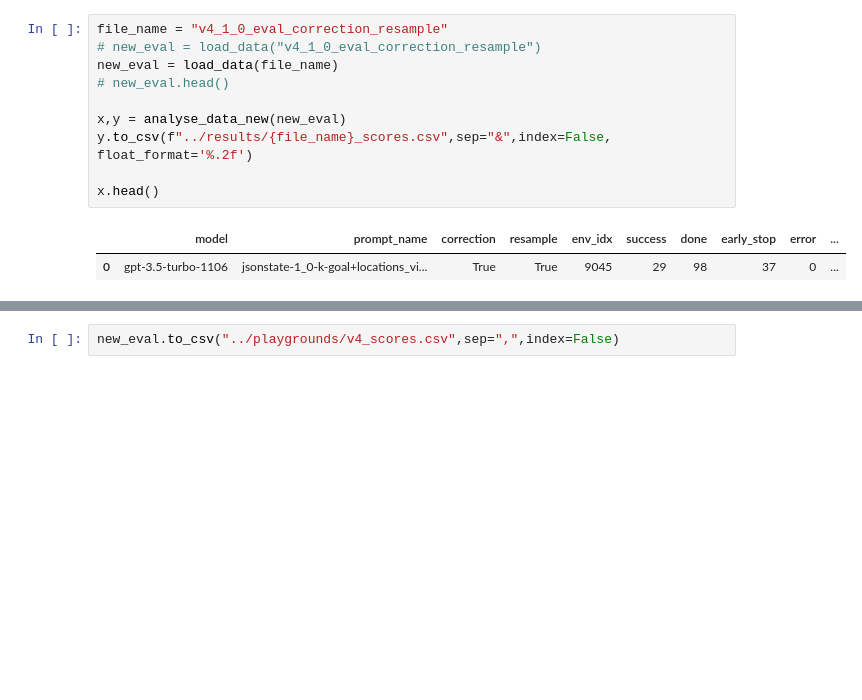
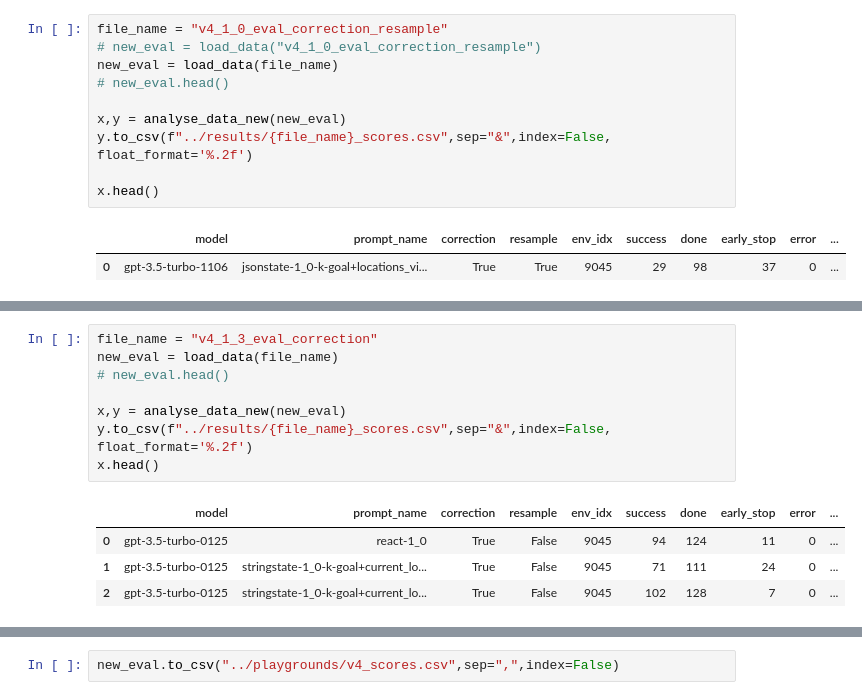
Before and after one commit to ai-nikolai/LLamp, a Jupyter notebook: playgrounds/analysis_alfworld_eval_notebook.ipynb, the cells around one changed output, grey strips where cells are left out. Drawn from its saved outputs; the diff is of its cells as text; blank space fills up the shorter version.

```diff
--- a/playgrounds/analysis_alfworld_eval_notebook.ipynb
+++ b/playgrounds/analysis_alfworld_eval_notebook.ipynb
@@ -926,0 +1015,13 @@ x.head()
+# %%
+file_name = "v4_1_3_eval_correction"
+new_eval = load_data(file_name)
+# new_eval.head()
+
+x,y = analyse_data_new(new_eval)
+y.to_csv(f"../results/{file_name}_scores.csv",sep="&",index=False, float_format='%.2f')
+x.head()
+# %% [output]
+|  | model | prompt_name | correction | resample | env_idx | success | done | early_stop | error | ... |
+| 0 | gpt-3.5-turbo-0125 | react-1_0 | True | False | 9045 | 94 | 124 | 11 | 0 | ... |
+| 1 | gpt-3.5-turbo-0125 | stringstate-1_0-k-goal+current_lo... | True | False | 9045 | 71 | 111 | 24 | 0 | ... |
+| 2 | gpt-3.5-turbo-0125 | stringstate-1_0-k-goal+current_lo... | True | False | 9045 | 102 | 128 | 7 | 0 | ... |
```
Also changed, not shown: parts of 10 cells of this notebook, 2 other files.
